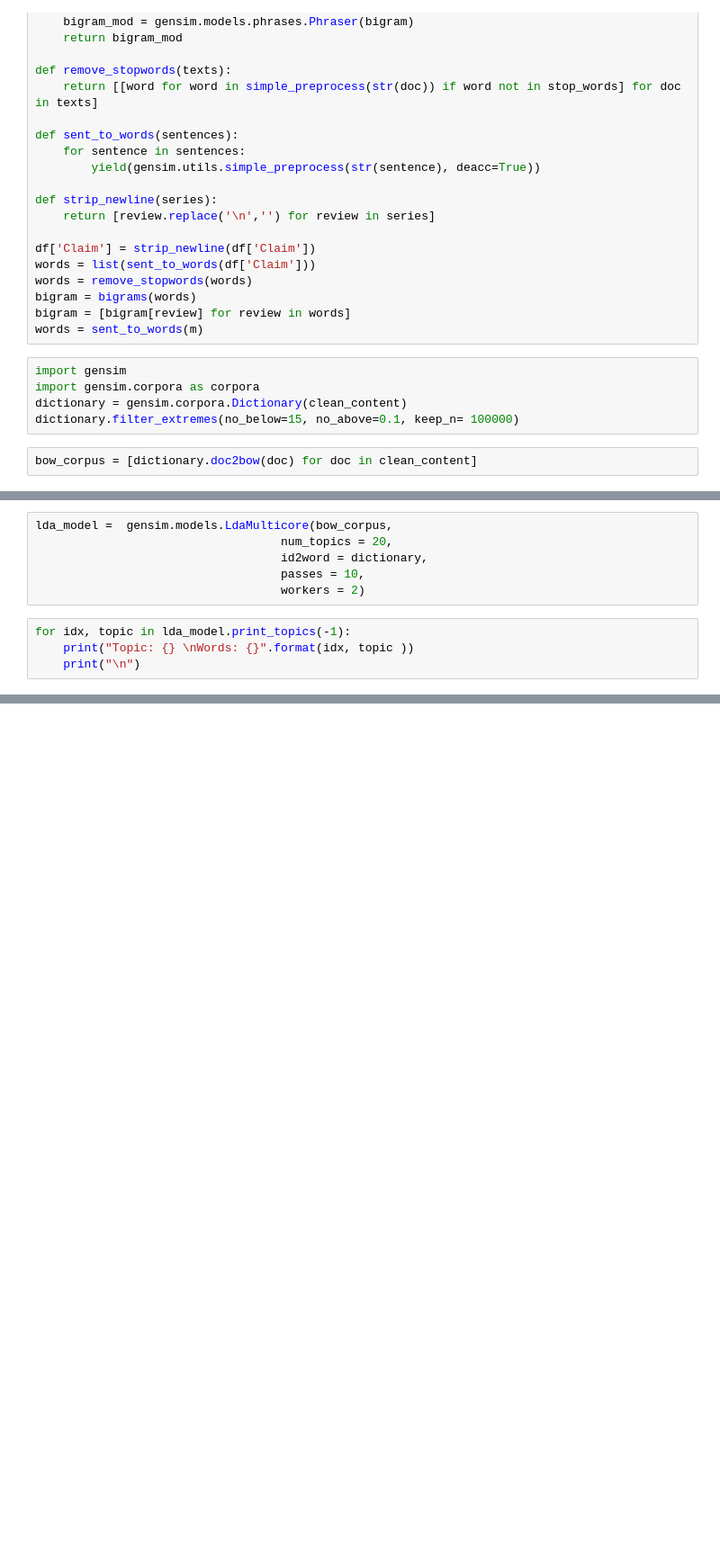
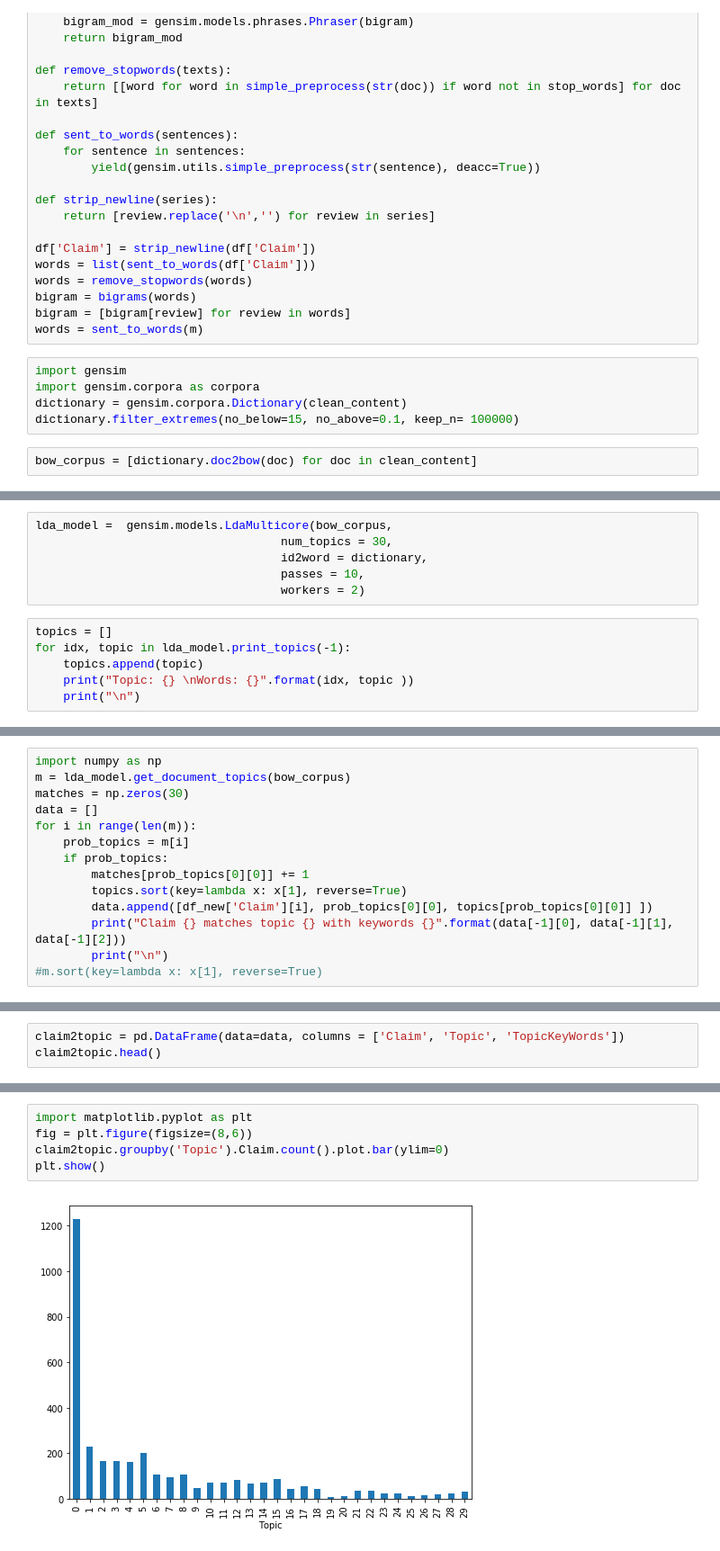
Before and after one commit to harvey-cash/covid-rumours, a Jupyter notebook: Darwin.ipynb, the cells around one changed output, grey strips where cells are left out. Shown at 90% size. Saved outputs shown, nothing was run; the diff lists cells and outputs as text; blank space fills up the shorter version.

```diff
--- a/Darwin.ipynb
+++ b/Darwin.ipynb
@@ -109,11 +117,13 @@ Word 4 ("state") appears 1 time.
 # %%
 lda_model =  gensim.models.LdaMulticore(bow_corpus,
-                                   num_topics = 20,
+                                   num_topics = 30,
                                    id2word = dictionary,
                                    passes = 10,
                                    workers = 2)
 # %%
+topics = []
 for idx, topic in lda_model.print_topics(-1):
+    topics.append(topic)
     print("Topic: {} \nWords: {}".format(idx, topic ))
     print("\n")
 # %% [output]
@@ -152,0 +147,14 @@ df_new[:6]
+# %%
+import numpy as np
+m = lda_model.get_document_topics(bow_corpus)
+matches = np.zeros(30)
+data = []
+for i in range(len(m)):
+    prob_topics = m[i]
+    if prob_topics:
+        matches[prob_topics[0][0]] += 1
+        topics.sort(key=lambda x: x[1], reverse=True)
+        data.append([df_new['Claim'][i], prob_topics[0][0], topics[prob_topics[0][0]] ])
+        print("Claim {} matches topic {} with keywords {}".format(data[-1][0], data[-1][1], data[-1][2]))
+        print("\n")
+#m.sort(key=lambda x: x[1], reverse=True)
@@ -152,0 +179,3 @@ df_new[:6]
+# %%
+claim2topic = pd.DataFrame(data=data, columns = ['Claim', 'Topic', 'TopicKeyWords'])
+claim2topic.head()
@@ -152,0 +198,7 @@ df_new[:6]
+# %%
+import matplotlib.pyplot as plt
+fig = plt.figure(figsize=(8,6))
+claim2topic.groupby('Topic').Claim.count().plot.bar(ylim=0)
+plt.show()
+# %% [output]
+[figure, added]
```
Also changed, not shown: parts of 21 cells of this notebook, 1 other file.
